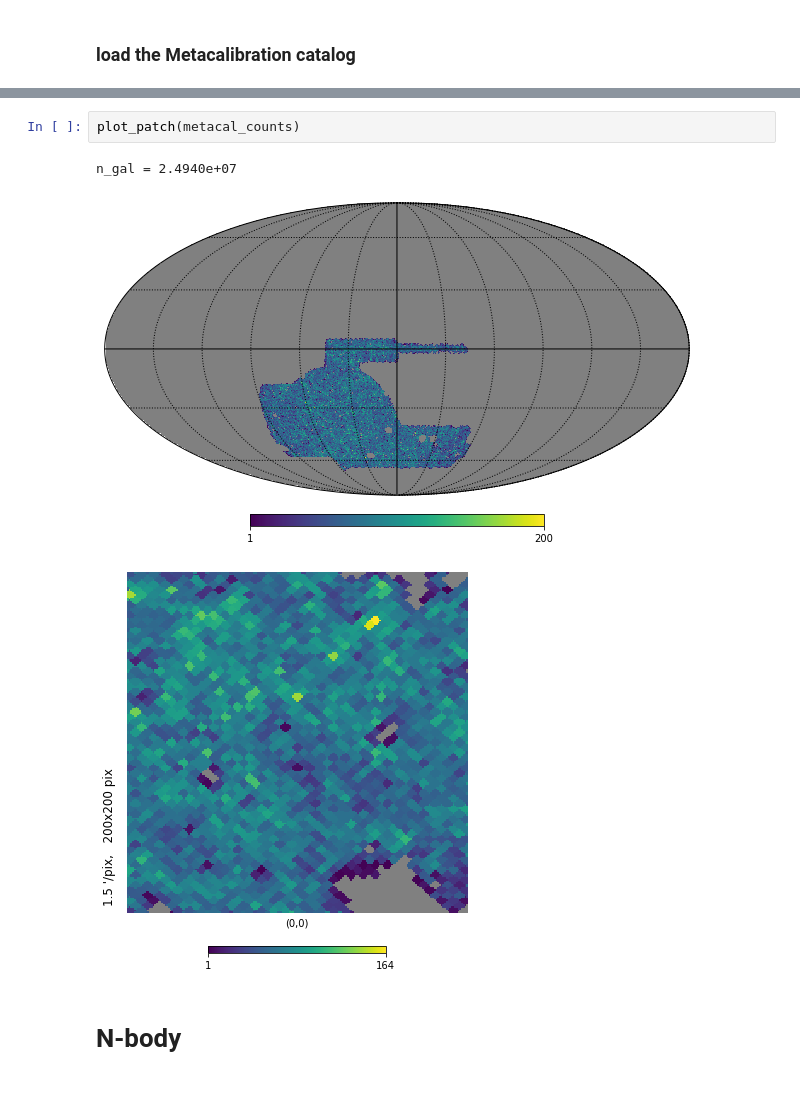
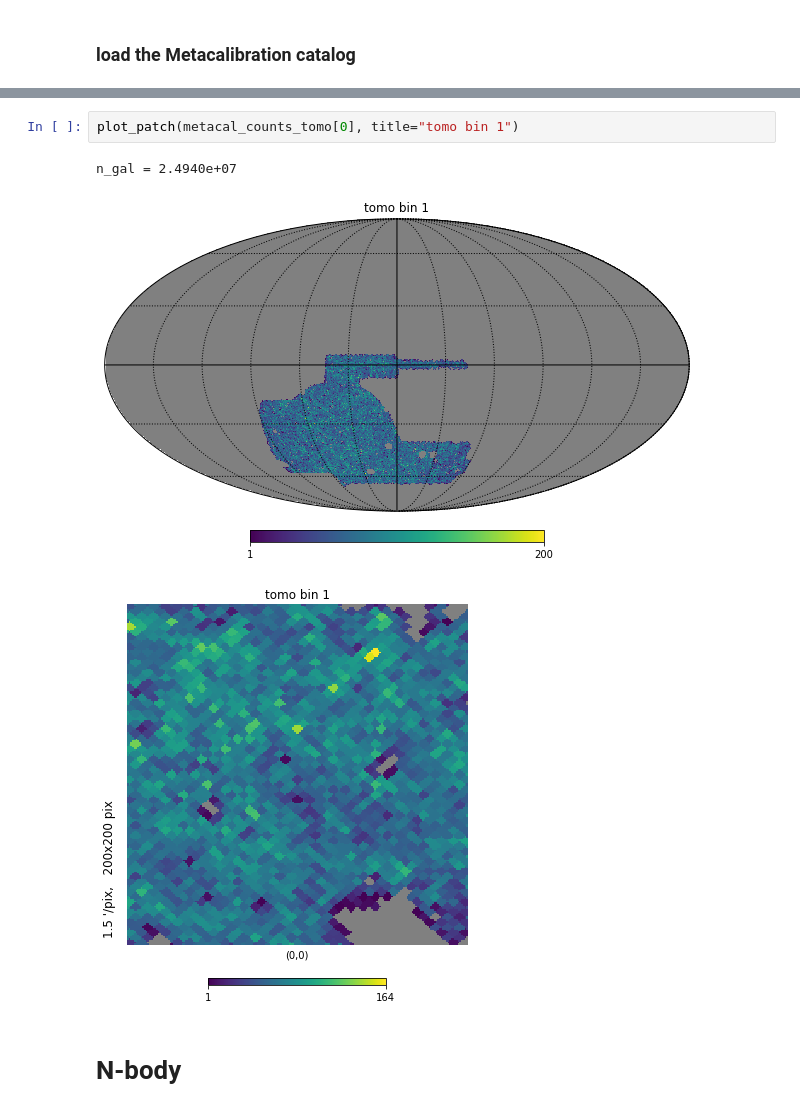
Before and after one commit to des-science/multiprobe-simulation-forward-model, a Jupyter notebook: notebooks/noise_models/galaxy_counts.ipynb, the cells around one changed output, grey strips where cells are left out. Drawn from its saved outputs; the diff is of its cells as text.

```diff
--- a/notebooks/noise_models/galaxy_counts.ipynb
+++ b/notebooks/noise_models/galaxy_counts.ipynb
@@ -79,9 +87,9 @@ n_bar = 67.34968796666604 [galaxies/pixel]
-# %%
-plot_patch(metacal_counts)
-# %% [output]
-n_gal = 2.4940e+07
-[figure, removed]
-[figure, removed]
+# %%
+plot_patch(metacal_counts_tomo[0], title="tomo bin 1")
+# %% [output]
+n_gal = 2.4940e+07
+[figure, added]
+[figure, added]
 # %% [markdown]
 # N-body
 # %%
```
Also changed, not shown: parts of 6 cells of this notebook.
